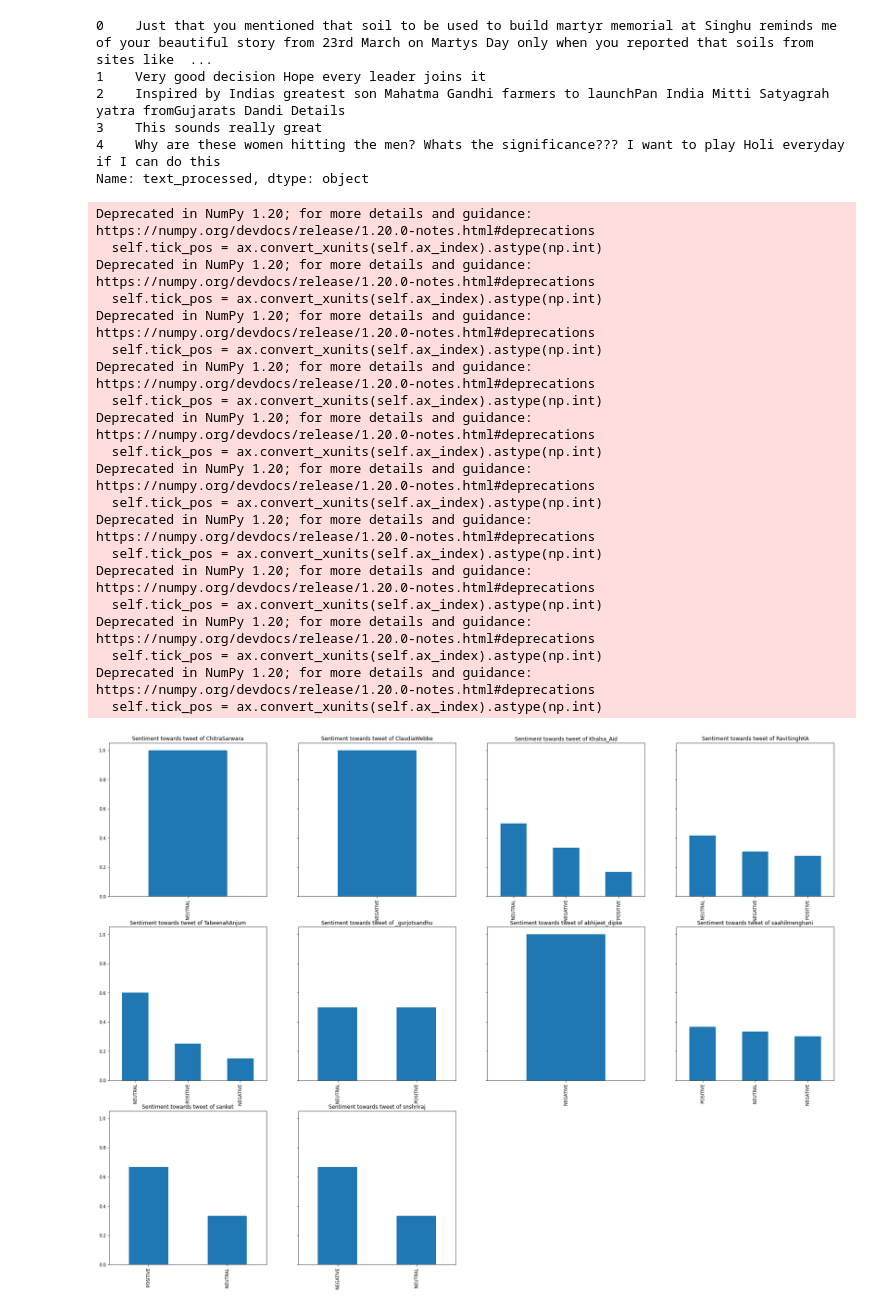
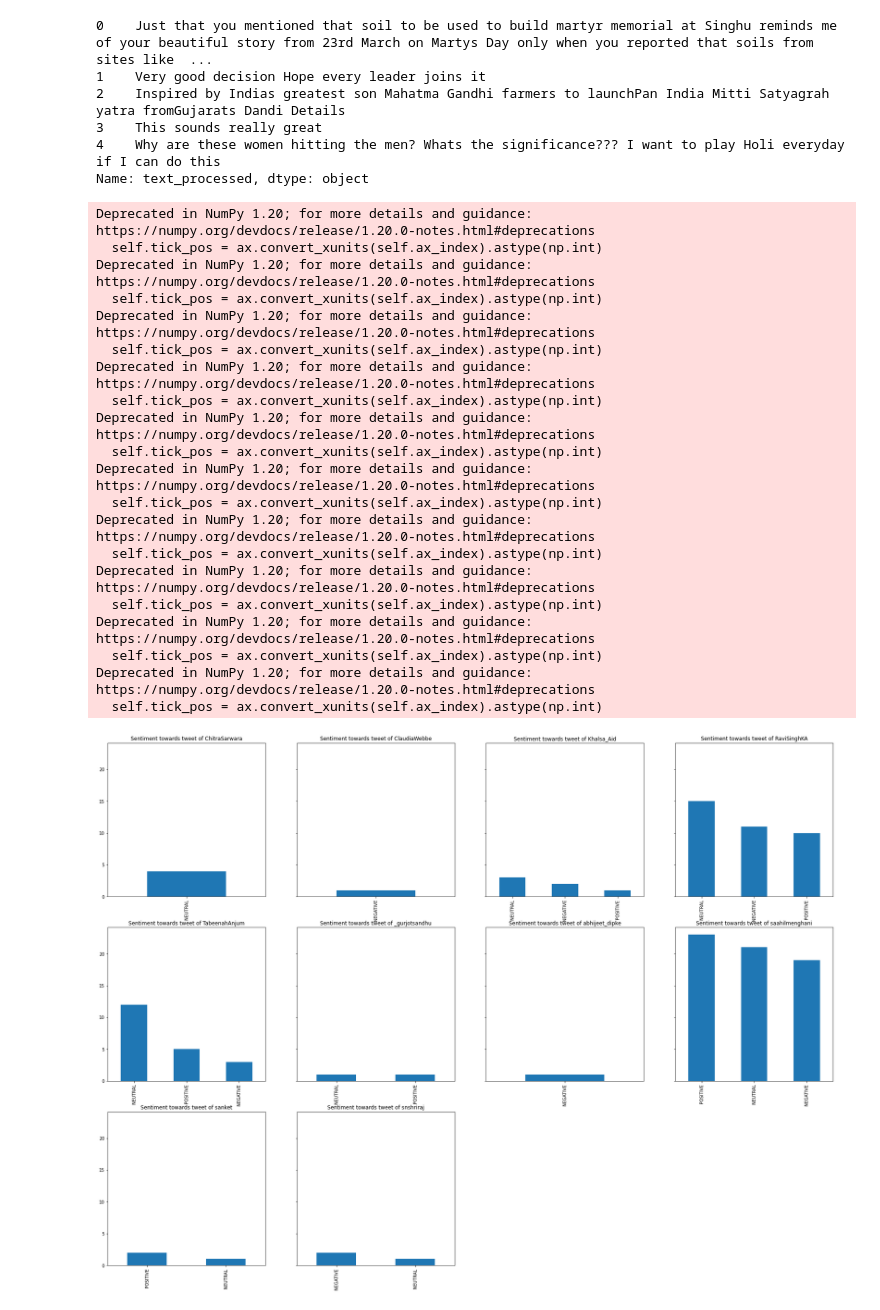
Before and after one commit to RegsonDR/Social-Media-Analytics, a Jupyter notebook: src/main.ipynb, the cells around one changed output. Cells and saved outputs as stored; diff of their text form; code cells hidden in the pictures.

Commit message:
fix: Topics are finalised and added to notebook

```diff
--- a/src/main.ipynb
+++ b/src/main.ipynb
@@ -211,0 +196,15 @@ processed_tweets_df[processed_tweets_df["text_processed"].str.find('bill')!=-1]
+# %%
+processed_tweets_df.reset_index(drop=True)
+processed_total_df = processed_tweets_df.groupby('username')['text_processed'].unique().apply(lambda x: ','.join(x)).reset_index()
+sid = SentimentIntensityAnalyzer()
+df = pd.DataFrame()
+df["text_processed"]=processed_total_df[processed_total_df["text_processed"].str.find(r'bill')!=-1]["text_processed"].to_numpy()
+df['scores'] = df['text_processed'].apply(lambda text_processed: sid.polarity_scores(text_processed))
+
+df['compound'] = df['scores'].apply(lambda score_dict: score_dict['compound'])
+df['sentiment_type']=''
+df.loc[df.compound>0,'sentiment_type']='POSITIVE'
+df.loc[df.compound==0 ,'sentiment_type']='NEUTRAL'
+df.loc[df.compound<0,'sentiment_type']='NEGATIVE'
+df.sentiment_type.value_counts(normalize=True).plot.bar(title="Sentiment of users who talked about 'farmers bill': ")
+plt.show()
@@ -658,7 +678,7 @@ for i, ax in enumerate(axes.flatten()):
         df.loc[df.compound>0,'sentiment_type']='POSITIVE'
         df.loc[df.compound==0 ,'sentiment_type']='NEUTRAL'
         df.loc[df.compound<0,'sentiment_type']='NEGATIVE'
-        df.sentiment_type.value_counts(normalize=True).plot.bar(ax=ax,title="sentiment analysis of Topic: "+str(i))
+        df.sentiment_type.value_counts(normalize=True).plot.bar(ax=ax,title="sentiment analysis of Topic: "+str(i+1))
     else:
         ax.set_visible(False)
 # %% [output]
@@ -864,32 +884,32 @@ for index, row in top_celeb_tweets.iterrows():
     df['scores'] = df['text_processed'].apply(lambda text_processed: sid.polarity_scores(text_processed))
     df['compound'] = df['scores'].apply(lambda score_dict: score_dict['compound'])
     df['sentiment_type']=''
     df.loc[df.compound>0,'sentiment_type']='POSITIVE'
     df.loc[df.compound==0 ,'sentiment_type']='NEUTRAL'
     df.loc[df.compound<0,'sentiment_type']='NEGATIVE'
-    df.sentiment_type.value_counts(normalize=True).plot.bar(ax=axises[i],title="Sentiment towards tweet of "+row['user_screen_name'])
+    df.sentiment_type.value_counts().plot.bar(ax=axises[i],title="Sentiment towards tweet of "+row['user_screen_name'])
     i+=1
 for ax in axises[i:]:
     ax.set_visible(False)
 # %% [output]
 Deprecated in NumPy 1.20; for more details and guidance: https://numpy.org/devdocs/release/1.20.0-notes.html#deprecations
   self.tick_pos = ax.convert_xunits(self.ax_index).astype(np.int)
 Deprecated in NumPy 1.20; for more details and guidance: https://numpy.org/devdocs/release/1.20.0-notes.html#deprecations
   self.tick_pos = ax.convert_xunits(self.ax_index).astype(np.int)
 Deprecated in NumPy 1.20; for more details and guidance: https://numpy.org/devdocs/release/1.20.0-notes.html#deprecations
   self.tick_pos = ax.convert_xunits(self.ax_index).astype(np.int)
 Deprecated in NumPy 1.20; for more details and guidance: https://numpy.org/devdocs/release/1.20.0-notes.html#deprecations
   self.tick_pos = ax.convert_xunits(self.ax_index).astype(np.int)
 Deprecated in NumPy 1.20; for more details and guidance: https://numpy.org/devdocs/release/1.20.0-notes.html#deprecations
   self.tick_pos = ax.convert_xunits(self.ax_index).astype(np.int)
 Deprecated in NumPy 1.20; for more details and guidance: https://numpy.org/devdocs/release/1.20.0-notes.html#deprecations
   self.tick_pos = ax.convert_xunits(self.ax_index).astype(np.int)
 Deprecated in NumPy 1.20; for more details and guidance: https://numpy.org/devdocs/release/1.20.0-notes.html#deprecations
   self.tick_pos = ax.convert_xunits(self.ax_index).astype(np.int)
 Deprecated in NumPy 1.20; for more details and guidance: https://numpy.org/devdocs/release/1.20.0-notes.html#deprecations
   self.tick_pos = ax.convert_xunits(self.ax_index).astype(np.int)
 Deprecated in NumPy 1.20; for more details and guidance: https://numpy.org/devdocs/release/1.20.0-notes.html#deprecations
   self.tick_pos = ax.convert_xunits(self.ax_index).astype(np.int)
 Deprecated in NumPy 1.20; for more details and guidance: https://numpy.org/devdocs/release/1.20.0-notes.html#deprecations
   self.tick_pos = ax.convert_xunits(self.ax_index).astype(np.int)
-[figure, old version]
+[figure, new version]
```
Also changed, not shown: parts of 9 cells of this notebook, 2 other files.
